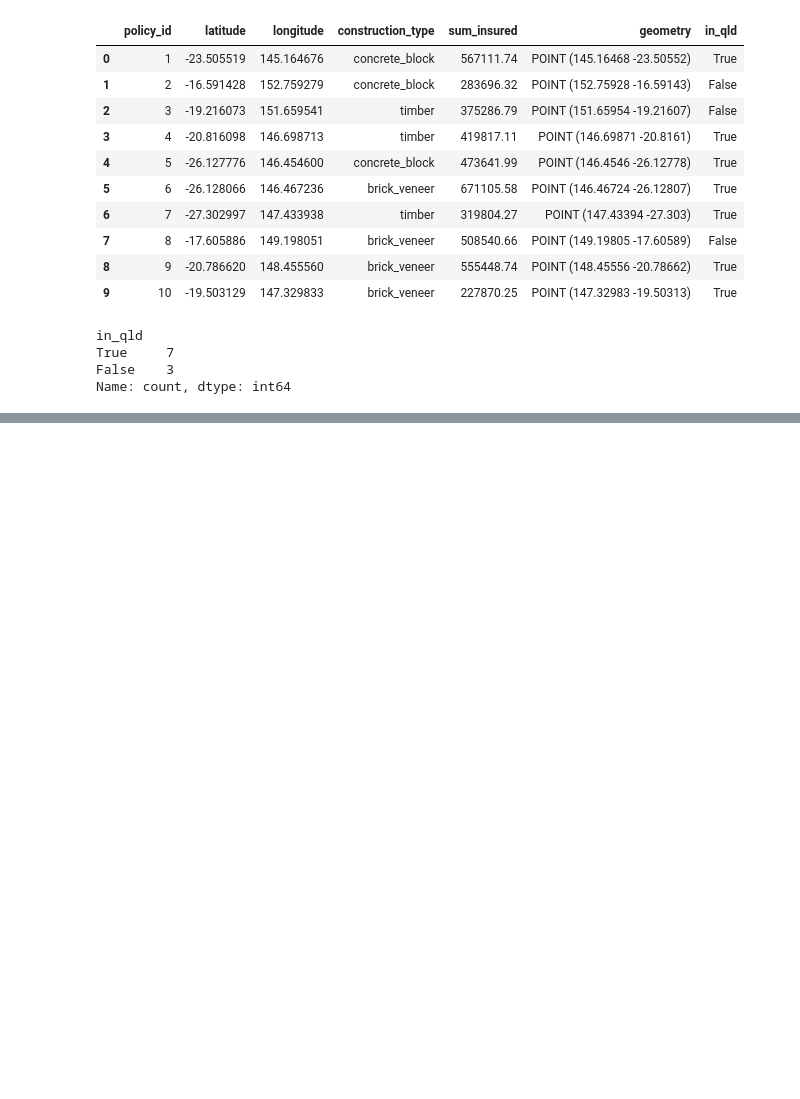
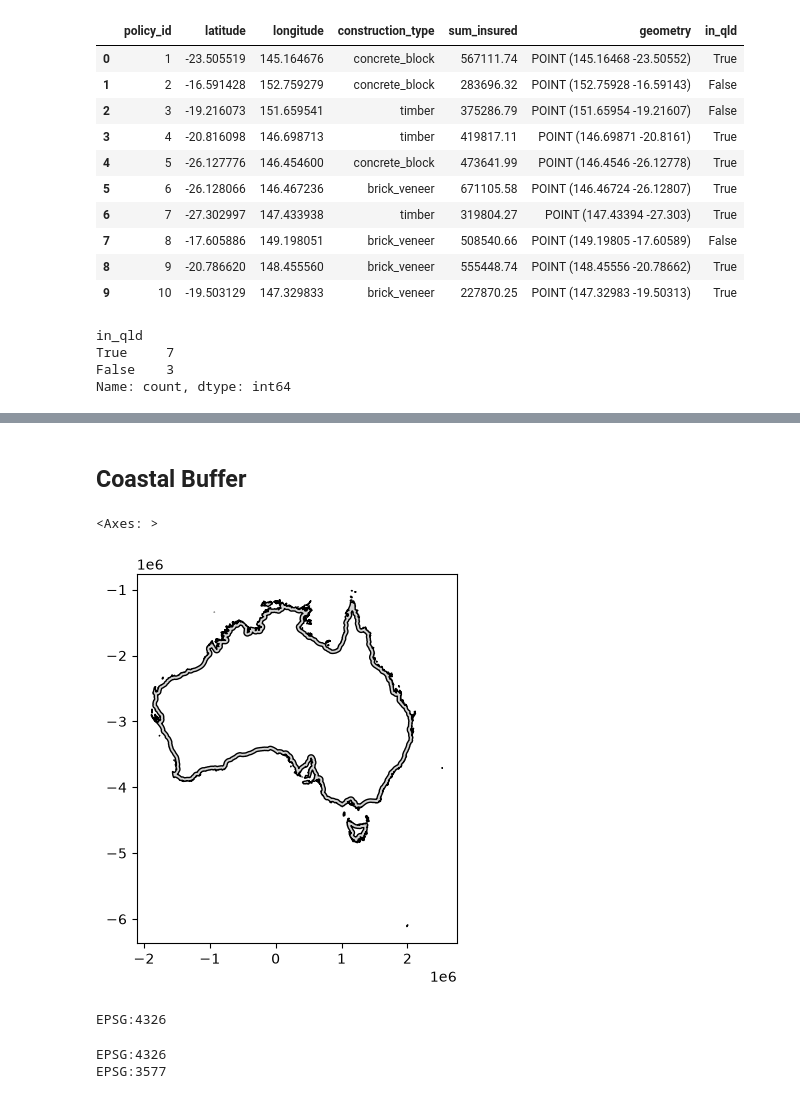
Before and after one commit to kchotalia/catastrophe-modelling-qld, a Jupyter notebook: 02_geospatial_exploration.ipynb, the cells around one changed output, grey strips where cells are left out. Cells and saved outputs as stored; diff of their text form; code cells hidden in the pictures; blank space fills up the shorter version.

```diff
--- a/02_geospatial_exploration.ipynb
+++ b/02_geospatial_exploration.ipynb
@@ -117,0 +222,33 @@ Name: count, dtype: int64
+# %% [markdown]
+## Coastal Buffer
+# %%
+# Bulding the coastal shape
+
+# Joins the states together and reprojects so distances are in m instead of degrees
+aus = world_states[world_states["iso_a2"] == "AU"].to_crs("EPSG:3577")
+aus_shape = aus.union_all()
+
+# Shriks the shape inwards by 50km, inside of which is the deep interior
+# i.e. coastal areas are in that first 50km fom the coast
+interior = aus_shape.buffer(-50_000)
+
+gpd.GeoSeries([aus_shape, interior]).plot(color=["lightgrey", "white"], edgecolor="black")
+# %% [output]
+<Axes: >
+[figure, added]
+# %%
+# Check coordinate reference system
+print(qld.crs)
+# %% [output]
+EPSG:4326
+# %%
+# 1. label your points as lat/long (this doesn't change any coordinates)
+gdf = gdf.set_crs("EPSG:4326")
+print(gdf.crs)
+
+# 2. make a metre-based copy of Queensland
+qld_m = qld.to_crs("EPSG:3577")
+print(qld_m.crs)
+# %% [output]
+EPSG:4326
+EPSG:3577
```
Also changed, not shown: parts of 25 cells of this notebook, 6 other files.
